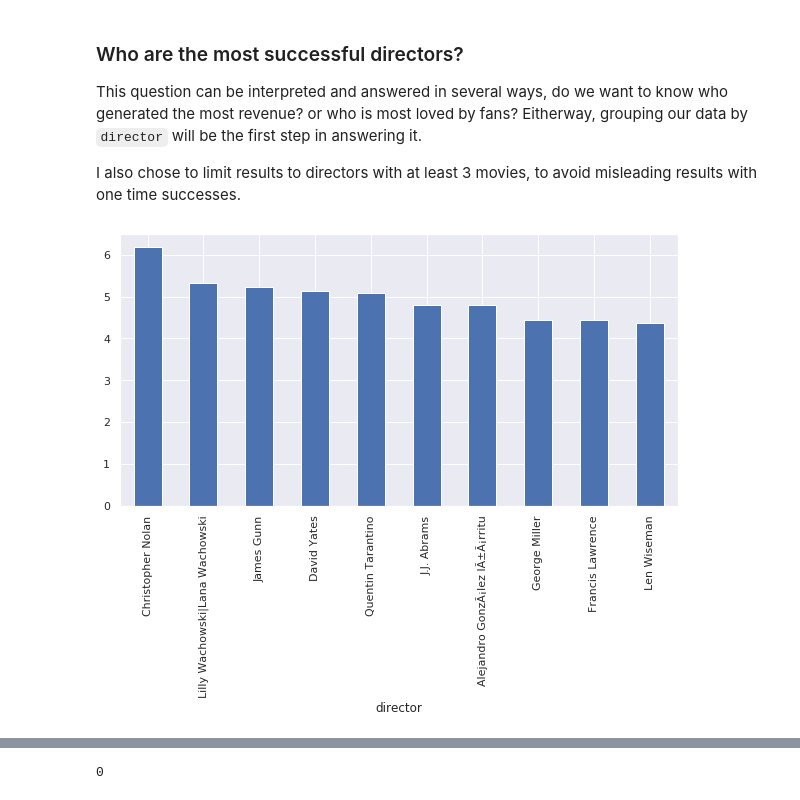
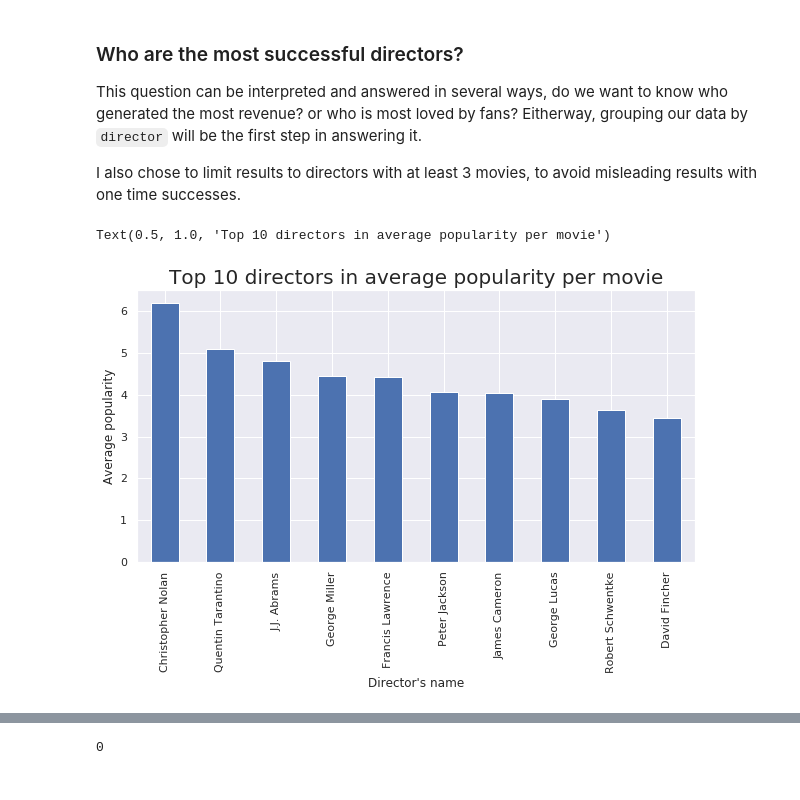
Before and after one commit to husmen/DAND_Udacity, a Jupyter notebook: P2/P2_Investigate_a_Dataset.ipynb, the cells around one changed output, grey strips where cells are left out. Cells and saved outputs as stored; diff of their text form; code cells hidden in the pictures.

```diff
--- a/P2/P2_Investigate_a_Dataset.ipynb
+++ b/P2/P2_Investigate_a_Dataset.ipynb
@@ -183,7 +196,13 @@ df_grouped = df_clean.groupby("director").agg(
         popularity=pd.NamedAgg(column='popularity', aggfunc='mean'),
         vote_average=pd.NamedAgg(column='vote_average', aggfunc='mean'),
         revenue=pd.NamedAgg(column='revenue', aggfunc='sum'),)
+
+df_grouped = df_grouped[df_grouped.num_movies >=5]
 # %%
-df_grouped[df_grouped.num_movies >=3].popularity.nlargest(10, "all").plot(kind = "bar", figsize = (10, 5));
+ax = df_grouped.popularity.nlargest(10, "all").plot(kind = "bar", figsize = (10, 5));
+ax.set_xlabel("Director's name")
+ax.set_ylabel("Average popularity")
+ax.set_title("Top 10 directors in average popularity per movie", fontsize=20)
 # %% [output]
+Text(0.5, 1.0, 'Top 10 directors in average popularity per movie')
-[figure, old version]
+[figure, new version]
```
Also changed, not shown: parts of 14 cells of this notebook, 1 other file.
